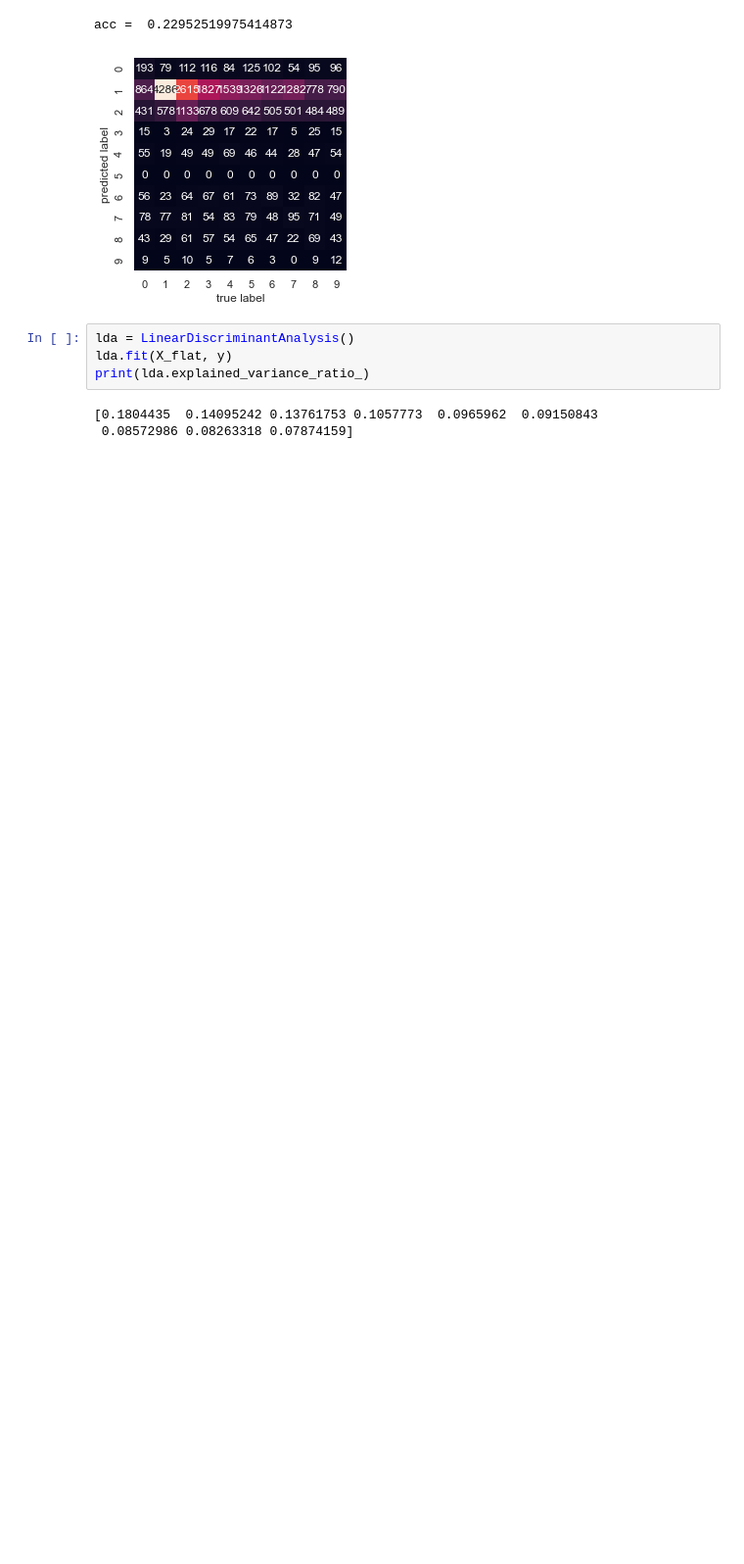
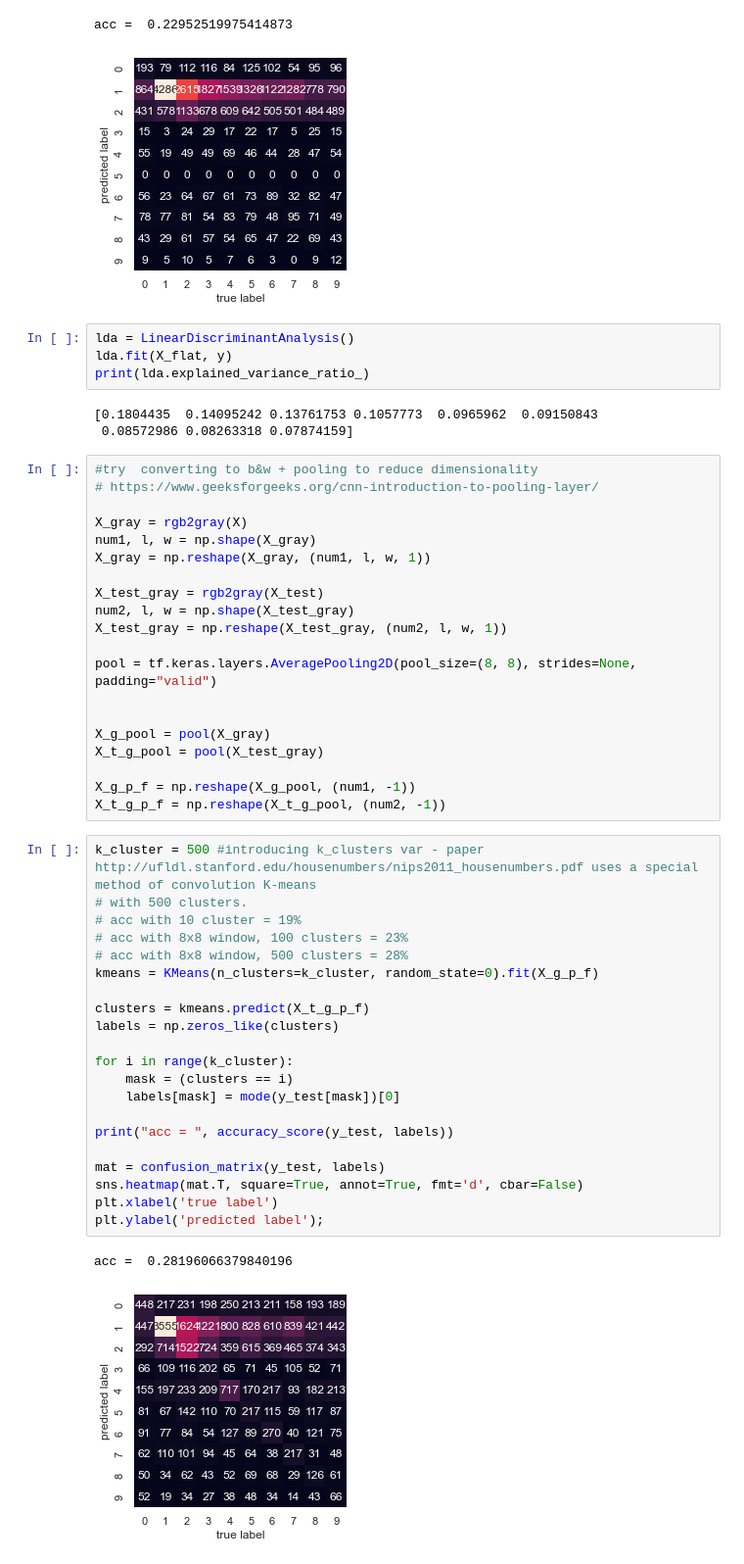
Before and after one commit to parkerPDF/ECE539_project, a Jupyter notebook: k_means.ipynb, the cells around one changed output. Shown at 98% size. Drawn from its saved outputs; the diff is of its cells as text; blank space fills up the shorter version.

Commit message:
added converting images to gray and using pooling

```diff
--- a/k_means.ipynb
+++ b/k_means.ipynb
@@ -58,3 +59,47 @@ print(lda.explained_variance_ratio_)
 # %% [output]
 [0.1804435  0.14095242 0.13761753 0.1057773  0.0965962  0.09150843
  0.08572986 0.08263318 0.07874159]
+# %%
+#try  converting to b&w + pooling to reduce dimensionality
+# https://www.geeksforgeeks.org/cnn-introduction-to-pooling-layer/
+
+X_gray = rgb2gray(X)
+num1, l, w = np.shape(X_gray)
+X_gray = np.reshape(X_gray, (num1, l, w, 1))
+
+X_test_gray = rgb2gray(X_test)
+num2, l, w = np.shape(X_test_gray)
+X_test_gray = np.reshape(X_test_gray, (num2, l, w, 1))
+
+pool = tf.keras.layers.AveragePooling2D(pool_size=(8, 8), strides=None, padding="valid")
+
+
+X_g_pool = pool(X_gray)
+X_t_g_pool = pool(X_test_gray)
+
+X_g_p_f = np.reshape(X_g_pool, (num1, -1))
+X_t_g_p_f = np.reshape(X_t_g_pool, (num2, -1))
+# %%
+k_cluster = 500 #introducing k_clusters var - paper http://ufldl.stanford.edu/housenumbers/nips2011_housenumbers.pdf uses a special method of convolution K-means
+# with 500 clusters.
+# acc with 10 cluster = 19%
+# acc with 8x8 window, 100 clusters = 23%
+# acc with 8x8 window, 500 clusters = 28%
+kmeans = KMeans(n_clusters=k_cluster, random_state=0).fit(X_g_p_f)
+
+clusters = kmeans.predict(X_t_g_p_f)
+labels = np.zeros_like(clusters)
+
+for i in range(k_cluster):
+    mask = (clusters == i)
+    labels[mask] = mode(y_test[mask])[0]
+
+print("acc = ", accuracy_score(y_test, labels))
+
+mat = confusion_matrix(y_test, labels)
+sns.heatmap(mat.T, square=True, annot=True, fmt='d', cbar=False)
+plt.xlabel('true label')
+plt.ylabel('predicted label');
+# %% [output]
+acc =  0.28196066379840196
+[figure, added]
```
Also changed, not shown: parts of 1 cell of this notebook.
